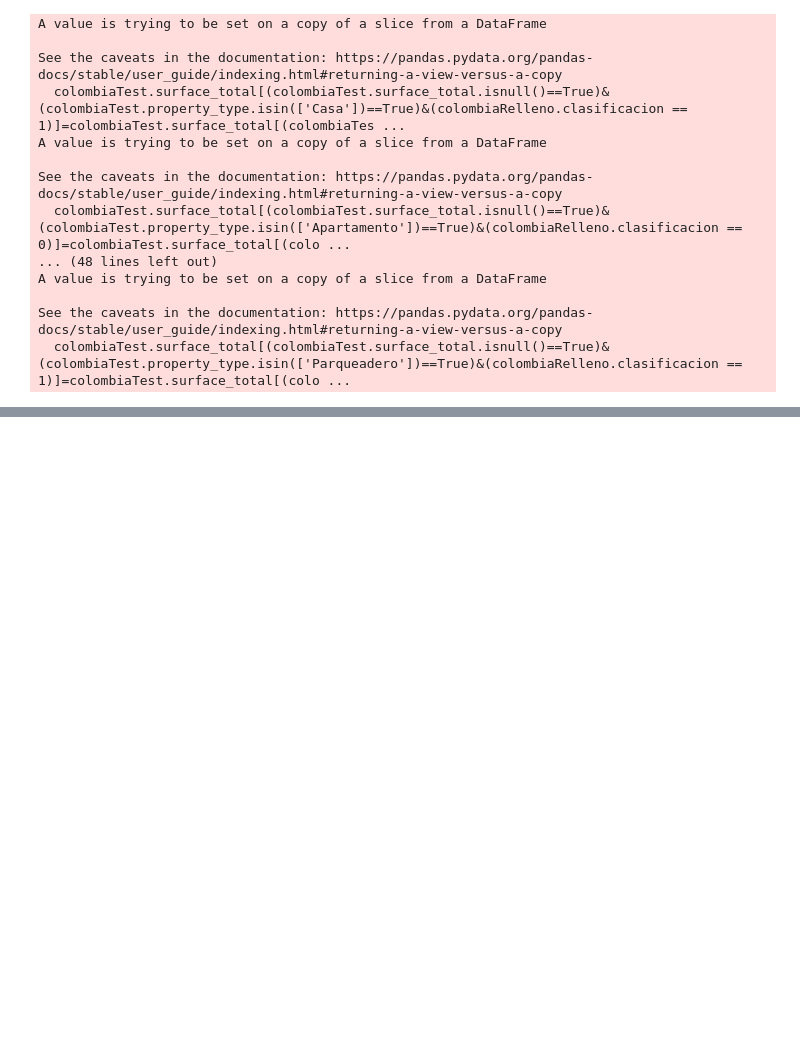
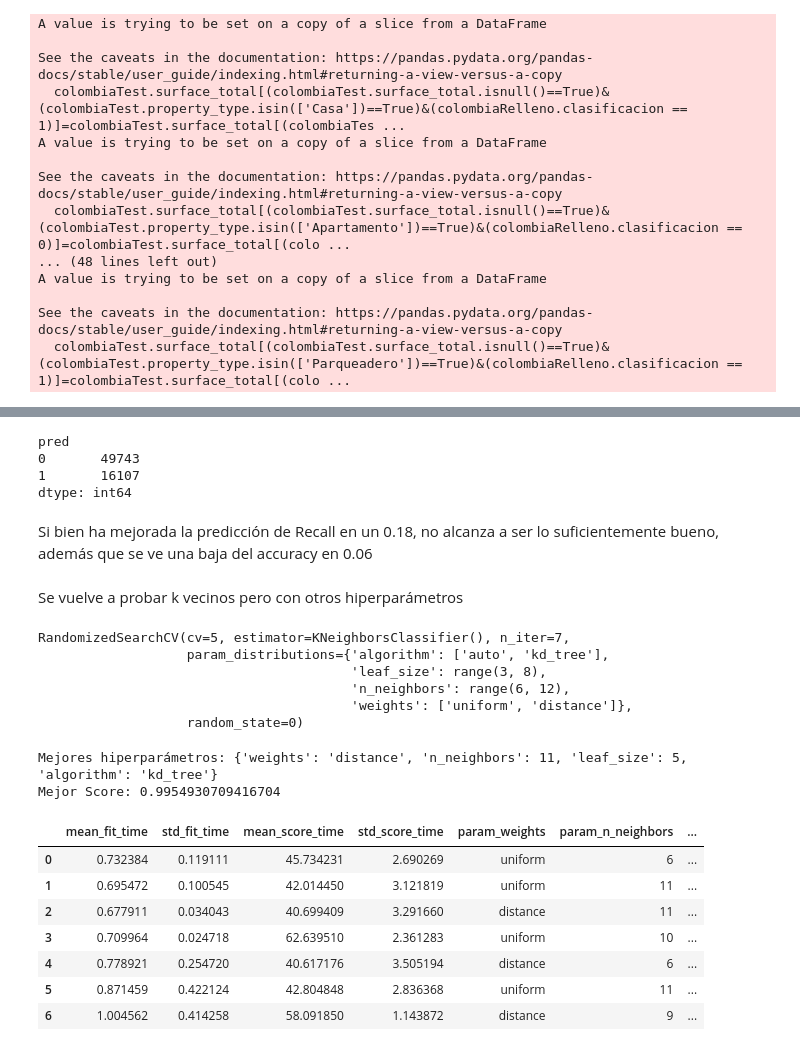
Before and after one commit to Sebas1412/PI02_DATA_MACHINE_LEARNING, a Jupyter notebook: PI_ML04.ipynb, the cells around one changed output, grey strips where cells are left out. Drawn from its saved outputs; the diff is of its cells as text; code cells hidden in the pictures; blank space fills up the shorter version.

```diff
--- a/PI_ML04.ipynb
+++ b/PI_ML04.ipynb
@@ -872,0 +1017,16 @@ colombiaTest.surface_total[(colombiaTest.property_type.isin(['Local comercial'])
+# %%
+import scipy as sp
+from scipy import stats
+
+param_dist = {'n_neighbors':range(2, 8),
+              'weights': ['uniform', 'distance'],
+              'leaf_size':sp.stats.randint(1, 10),
+              'algorithm':['auto', 'kd_tree']}
+# %%
+from sklearn.model_selection import RandomizedSearchCV
+
+knn = KNeighborsClassifier()
+model = RandomizedSearchCV(knn, param_dist,n_iter=6, random_state=0, cv=5)
+
+# Entrenamos knn con la grilla
+model.fit(scX_train, yR_train)
@@ -872,0 +1081,7 @@ colombiaTest.surface_total[(colombiaTest.property_type.isin(['Local comercial'])
+# %%
+segundo.value_counts()
+# %% [output]
+pred
+0       49743
+1       16107
+dtype: int64
@@ -872,0 +1090,41 @@ colombiaTest.surface_total[(colombiaTest.property_type.isin(['Local comercial'])
+# %% [markdown]
+Si bien ha mejorada la predicción de Recall en un 0.18, no alcanza a ser lo suficientemente bueno, además que se ve una baja del accuracy en 0.06
+# %% [markdown]
+Se vuelve a probar k vecinos pero con otros hiperparámetros
+# %%
+param_dist2 = {'n_neighbors':range(6, 12),
+              'weights': ['uniform', 'distance'],
+              'leaf_size':range(3, 8),
+              'algorithm':['auto', 'kd_tree']}
+# %%
+from sklearn.model_selection import RandomizedSearchCV
+
+knn2 = KNeighborsClassifier()
+model2 = RandomizedSearchCV(knn2, param_dist2,n_iter=7, random_state=0, cv=5)
+
+# Entrenamos knn con la grilla
+model2.fit(scX_train, yR_train)
+# %% [output]
+RandomizedSearchCV(cv=5, estimator=KNeighborsClassifier(), n_iter=7,
+                   param_distributions={'algorithm': ['auto', 'kd_tree'],
+                                        'leaf_size': range(3, 8),
+                                        'n_neighbors': range(6, 12),
+                                        'weights': ['uniform', 'distance']},
+                   random_state=0)
+# %%
+print("Mejores hiperparámetros: "+str(model2.best_params_))
+print("Mejor Score: "+str(model2.best_score_)+'\n')
+
+scores2 = pd.DataFrame(model2.cv_results_)
+scores2
+# %% [output]
+Mejores hiperparámetros: {'weights': 'distance', 'n_neighbors': 11, 'leaf_size': 5, 'algorithm': 'kd_tree'}
+Mejor Score: 0.9954930709416704
+|  | mean_fit_time | std_fit_time | mean_score_time | std_score_time | param_weights | param_n_neighbors | ... |
+| 0 | 0.732384 | 0.119111 | 45.734231 | 2.690269 | uniform | 6 | ... |
+| 1 | 0.695472 | 0.100545 | 42.014450 | 3.121819 | uniform | 11 | ... |
+| 2 | 0.677911 | 0.034043 | 40.699409 | 3.291660 | distance | 11 | ... |
+| 3 | 0.709964 | 0.024718 | 62.639510 | 2.361283 | uniform | 10 | ... |
+| 4 | 0.778921 | 0.254720 | 40.617176 | 3.505194 | distance | 6 | ... |
+| 5 | 0.871459 | 0.422124 | 42.804848 | 2.836368 | uniform | 11 | ... |
+| 6 | 1.004562 | 0.414258 | 58.091850 | 1.143872 | distance | 9 | ... |
```
Also changed, not shown: parts of 73 cells of this notebook, 7 other files.
